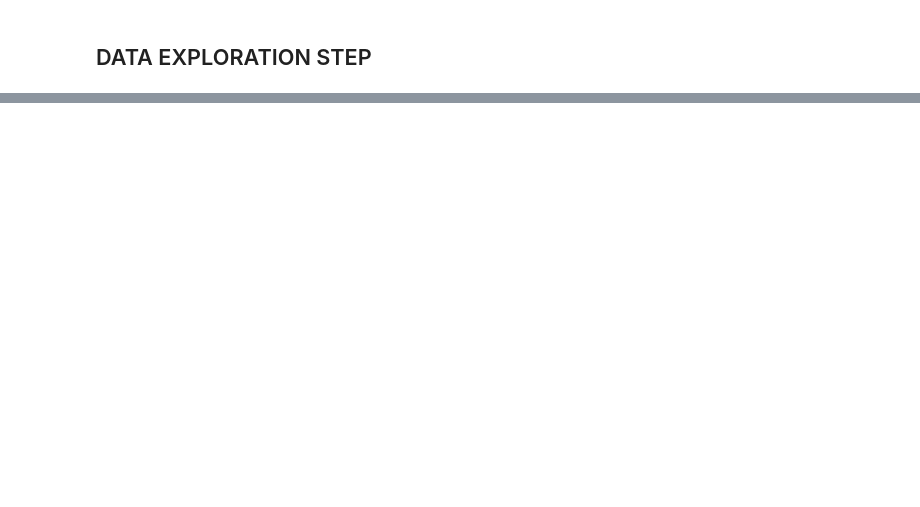
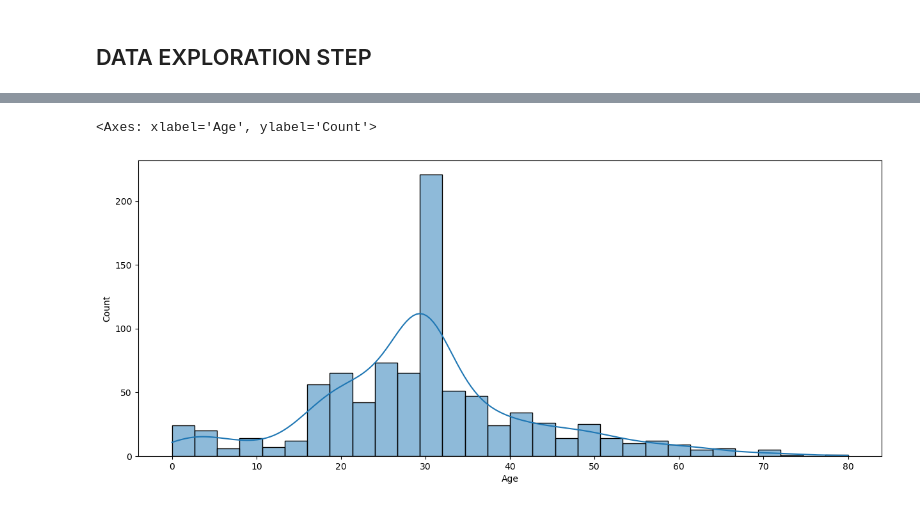
Before and after one commit to addysenpai1/ProdigyInsternshiptasks, a Jupyter notebook: Task2.ipynb, the cells around one changed output, grey strips where cells are left out. Saved outputs shown, nothing was run; the diff lists cells and outputs as text; code cells hidden in the pictures; blank space fills up the shorter version.

```diff
--- a/Task2.ipynb
+++ b/Task2.ipynb
@@ -183,0 +226,6 @@ plt.show();
+# %%
+plt.figure(figsize=(15,6))
+sns.histplot(df["Age"],kde= True)
+# %% [output]
+<Axes: xlabel='Age', ylabel='Count'>
+[figure, added]
```
Also changed, not shown: parts of 11 cells of this notebook, 11 other files.
